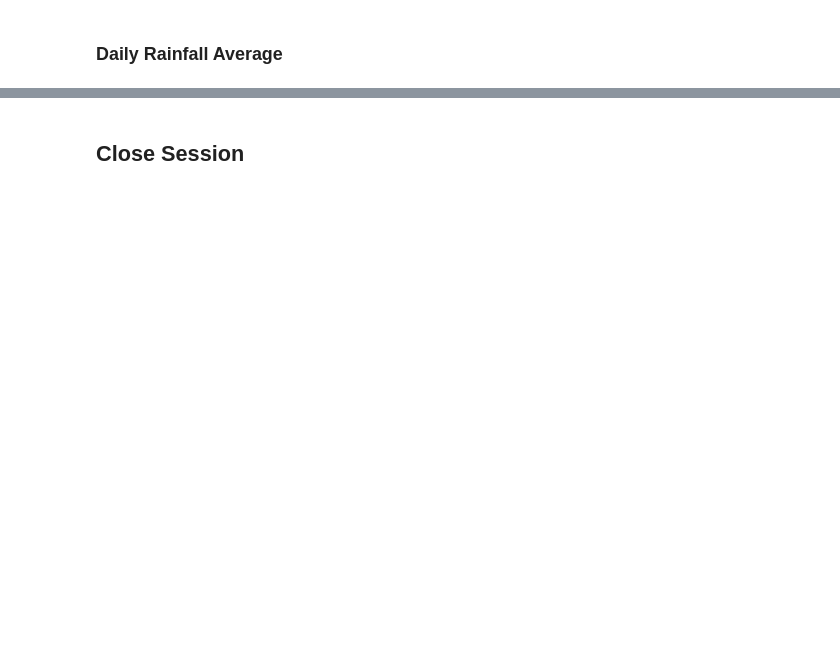
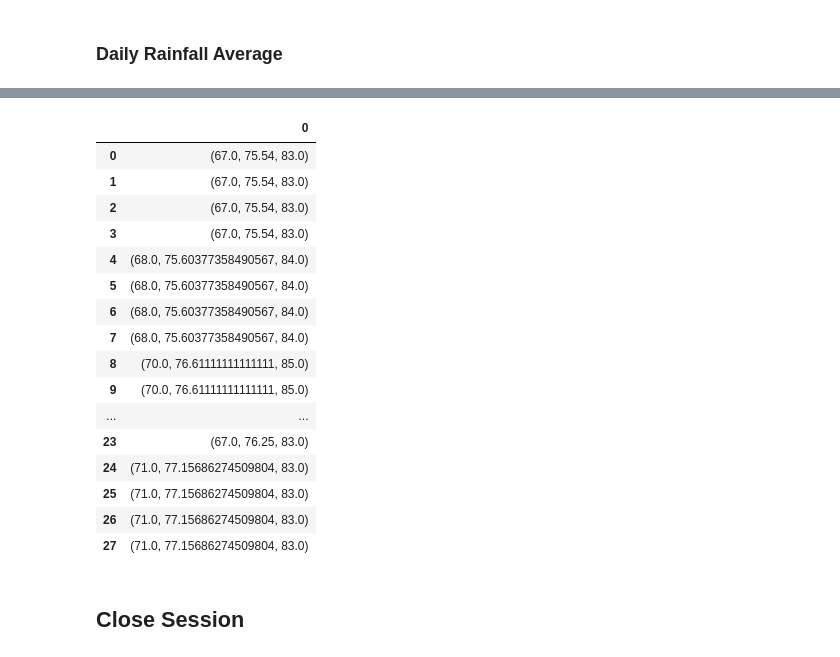
Before and after one commit to tarakp/Data_Analytics, a Jupyter notebook: 10-SQLalchemy-Challenge/temp_analysis_bonus_2_starter.ipynb, the cells around one changed output, grey strips where cells are left out. Drawn from its saved outputs; the diff is of its cells as text; code cells hidden in the pictures; blank space fills up the shorter version.

```diff
--- a/10-SQLalchemy-Challenge/temp_analysis_bonus_2_starter.ipynb
+++ b/10-SQLalchemy-Challenge/temp_analysis_bonus_2_starter.ipynb
@@ -105,10 +141,24 @@ start_date = '2017-08-01'
 end_date = '2017-08-07'
 
 # Use the start and end date to create a range of dates
+# Strip off the year and save a list of strings in the format %m-%d
+result1 = session.query(Measurement.date, Measurement.tobs, func.strftime("%m-%d", Measurement.date).label('M-D')).\
+    filter(Measurement.date >= start_date).\
+        filter(Measurement.date <= end_date).order_by(Measurement.date).all()
 
-
-# Strip off the year and save a list of strings in the format %m-%d
-
+result1
 
 # Use the `daily_normals` function to calculate the normals for each date string
 # and append the results to a list called `normals`.
+normal = []
+for result in result1:
+    # print(result)
+    # print(result[0])
+    # print(result[0][2])
+    normal.append(daily_normals(result[2]))
+normal
+
+# result2 = result
+# result2
+
+# daily_normals(result1[0])
@@ -115,5 +183,24 @@ end_date = '2017-08-07'
 # %%
 # Load the previous query results into a Pandas DataFrame and add the `trip_dates` range as the `date` index
+pd.DataFrame(normal)
+# %% [output]
+|  | 0 |
+| 0 | (67.0, 75.54, 83.0) |
+| 1 | (67.0, 75.54, 83.0) |
+| 2 | (67.0, 75.54, 83.0) |
+| 3 | (67.0, 75.54, 83.0) |
+| 4 | (68.0, 75.60377358490567, 84.0) |
+| 5 | (68.0, 75.60377358490567, 84.0) |
+| 6 | (68.0, 75.60377358490567, 84.0) |
+| 7 | (68.0, 75.60377358490567, 84.0) |
+| 8 | (70.0, 76.61111111111111, 85.0) |
+| 9 | (70.0, 76.61111111111111, 85.0) |
+| ... | ... |
+| 23 | (67.0, 76.25, 83.0) |
+| 24 | (71.0, 77.15686274509804, 83.0) |
+| 25 | (71.0, 77.15686274509804, 83.0) |
+| 26 | (71.0, 77.15686274509804, 83.0) |
+| 27 | (71.0, 77.15686274509804, 83.0) |
 # %%
 # Plot the daily normals as an area plot with `stacked=False`
 # %% [markdown]
```
Also changed, not shown: parts of 5 cells of this notebook, 1 other file.
